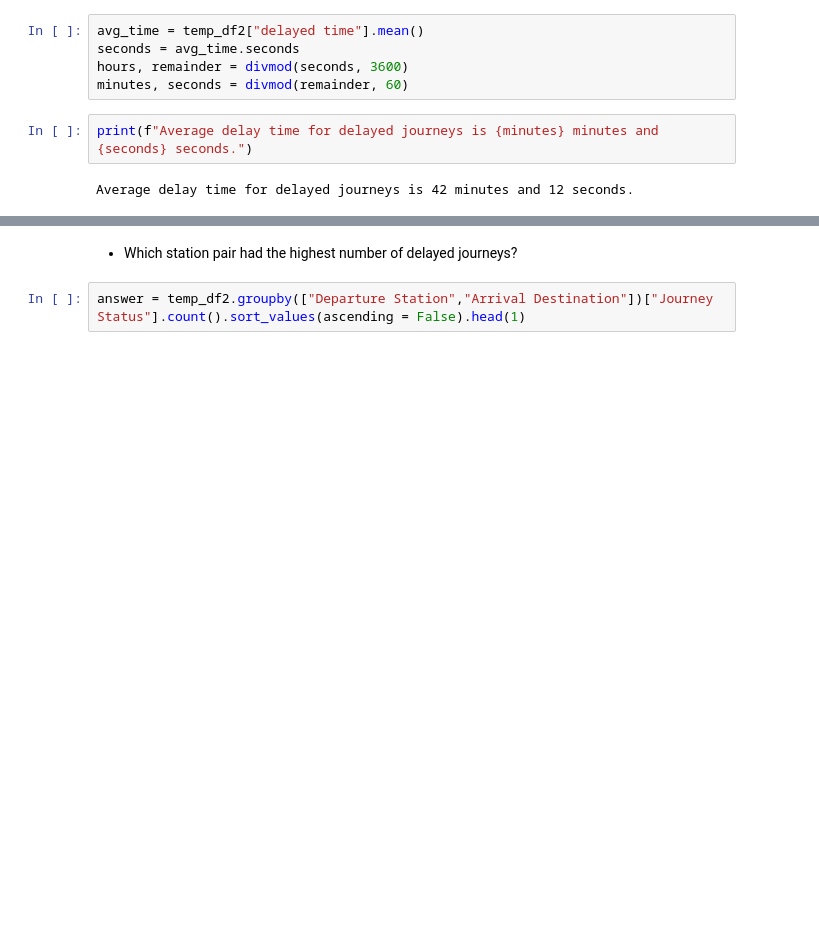
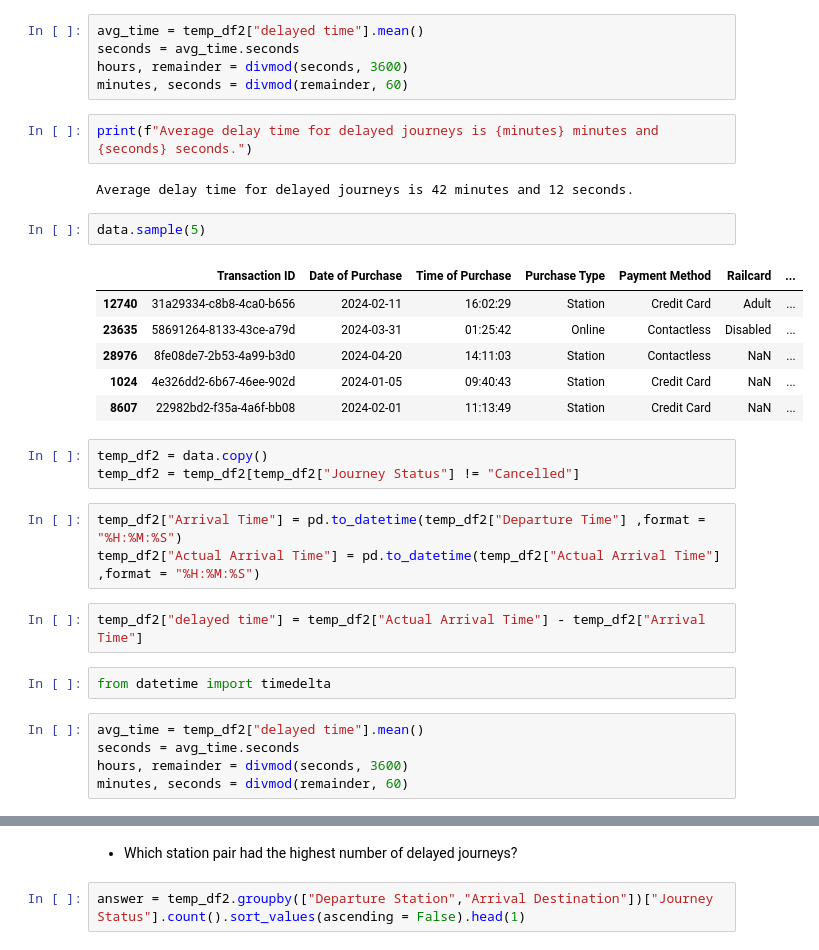
Before and after one commit to Nikhil-df/projects, a Jupyter notebook: railway analysis/analysis.ipynb, the cells around one changed output, grey strips where cells are left out. Saved outputs shown, nothing was run; the diff lists cells and outputs as text; blank space fills up the shorter version.

```diff
--- a/railway analysis/analysis.ipynb
+++ b/railway analysis/analysis.ipynb
@@ -161,3 +161,27 @@ minutes, seconds = divmod(remainder, 60)
 print(f"Average delay time for delayed journeys is {minutes} minutes and {seconds} seconds.")
 # %% [output]
 Average delay time for delayed journeys is 42 minutes and 12 seconds.
+# %%
+data.sample(5)
+# %% [output]
+|  | Transaction ID | Date of Purchase | Time of Purchase | Purchase Type | Payment Method | Railcard | ... |
+| 12740 | 31a29334-c8b8-4ca0-b656 | 2024-02-11 | 16:02:29 | Station | Credit Card | Adult | ... |
+| 23635 | 58691264-8133-43ce-a79d | 2024-03-31 | 01:25:42 | Online | Contactless | Disabled | ... |
+| 28976 | 8fe08de7-2b53-4a99-b3d0 | 2024-04-20 | 14:11:03 | Station | Contactless | NaN | ... |
+| 1024 | 4e326dd2-6b67-46ee-902d | 2024-01-05 | 09:40:43 | Station | Credit Card | NaN | ... |
+| 8607 | 22982bd2-f35a-4a6f-bb08 | 2024-02-01 | 11:13:49 | Station | Credit Card | NaN | ... |
+# %%
+temp_df2 = data.copy()
+temp_df2 = temp_df2[temp_df2["Journey Status"] != "Cancelled"]
+# %%
+temp_df2["Arrival Time"] = pd.to_datetime(temp_df2["Departure Time"] ,format = "%H:%M:%S")
+temp_df2["Actual Arrival Time"] = pd.to_datetime(temp_df2["Actual Arrival Time"] ,format = "%H:%M:%S")
+# %%
+temp_df2["delayed time"] = temp_df2["Actual Arrival Time"] - temp_df2["Arrival Time"]
+# %%
+from datetime import timedelta
+# %%
+avg_time = temp_df2["delayed time"].mean()
+seconds = avg_time.seconds
+hours, remainder = divmod(seconds, 3600)
+minutes, seconds = divmod(remainder, 60)
```
Also changed, not shown: parts of 4 cells of this notebook, 2 other files.
